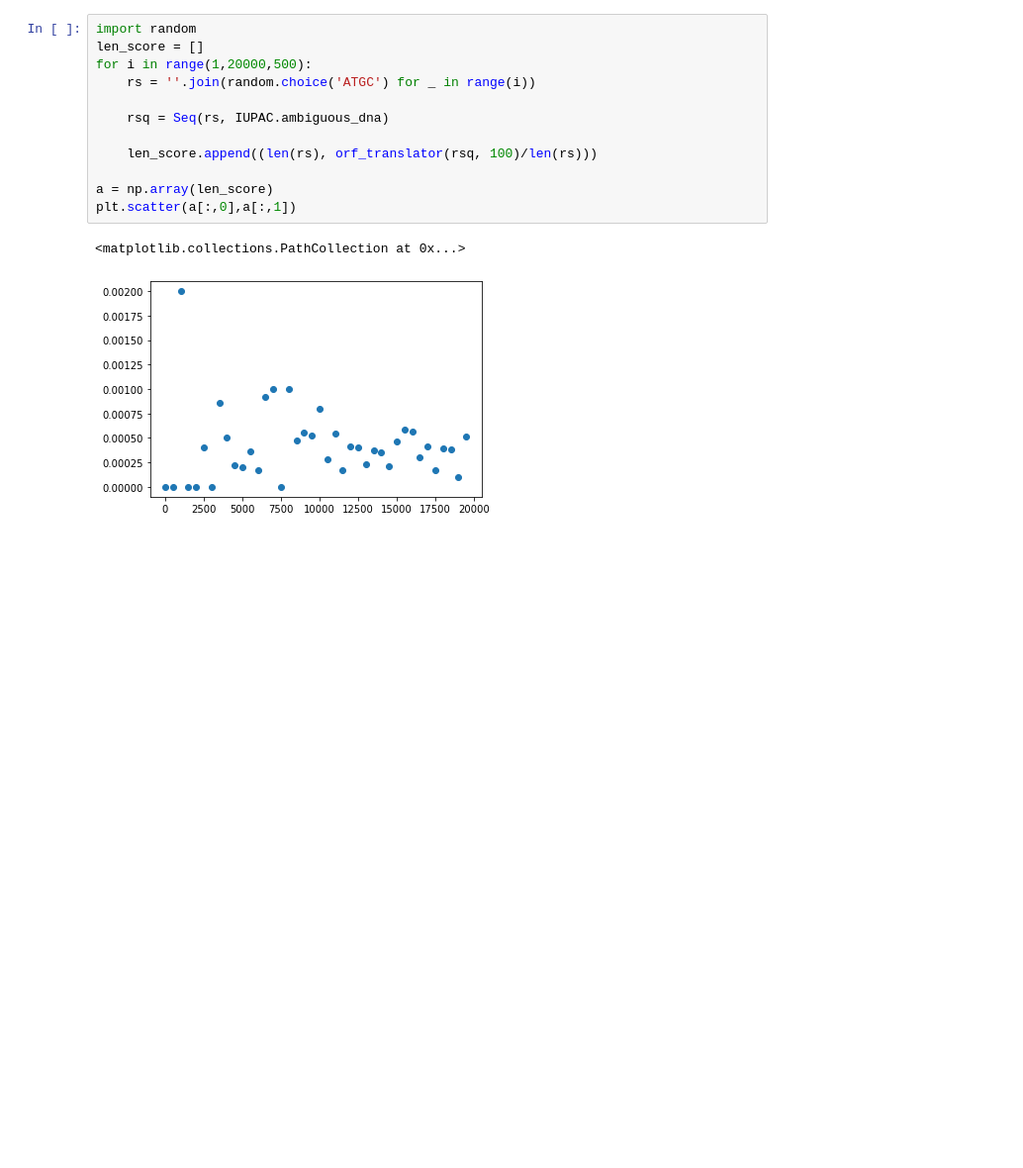
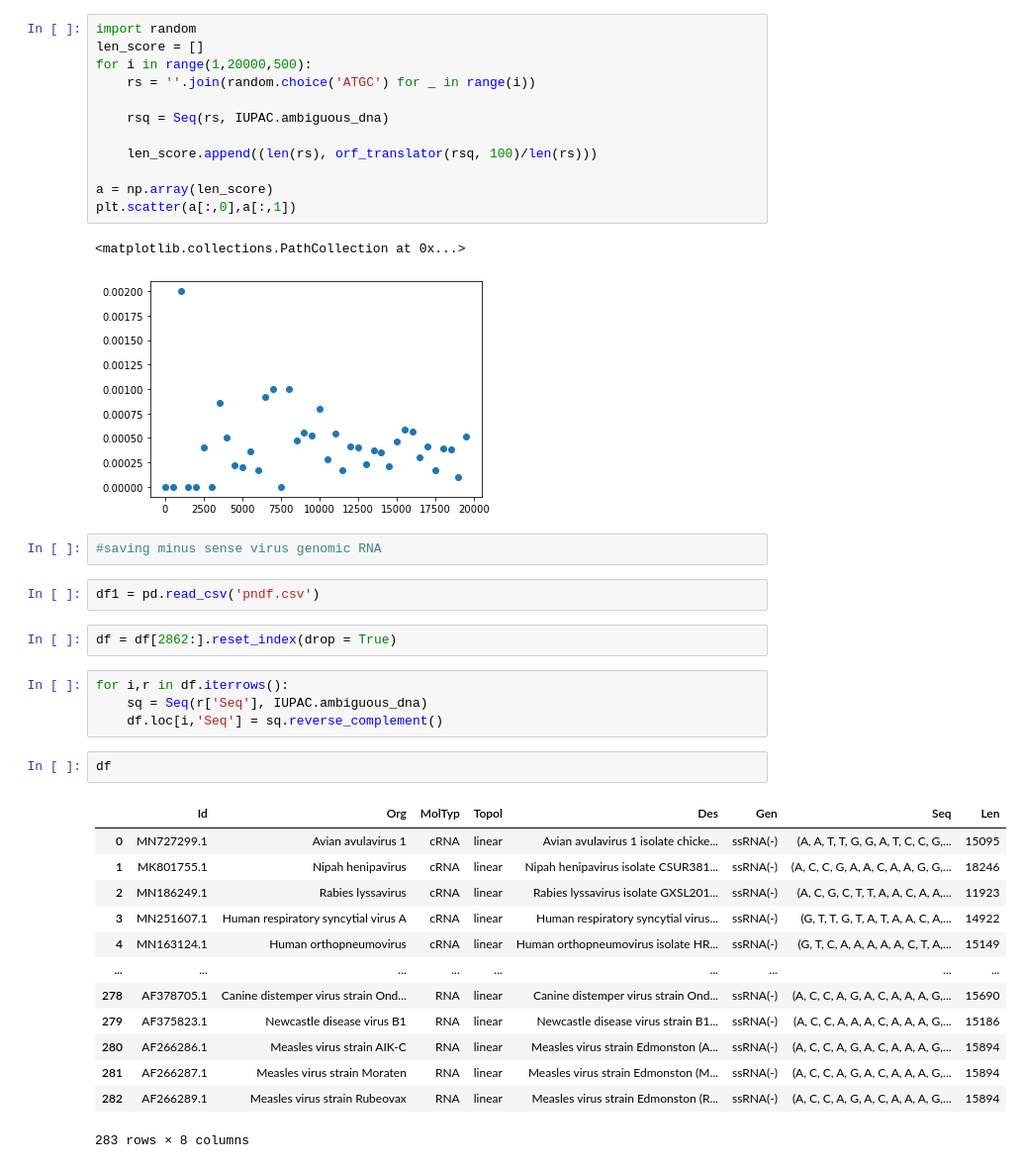
Before and after one commit to DeadlineWasYesterday/V-Classifier, a Jupyter notebook: ORF Count and Misc.ipynb, the cells around one changed output. Shown at 99% size. Cells and saved outputs as stored; diff of their text form; blank space fills up the shorter version.

```diff
--- a/ORF Count and Misc.ipynb
+++ b/ORF Count and Misc.ipynb
@@ -175,3 +175,29 @@ plt.scatter(a[:,0],a[:,1])
 # %% [output]
 <matplotlib.collections.PathCollection at 0x...>
 [figure]
+# %%
+#saving minus sense virus genomic RNA
+# %%
+df1 = pd.read_csv('pndf.csv')
+# %%
+df = df[2862:].reset_index(drop = True)
+# %%
+for i,r in df.iterrows():
+    sq = Seq(r['Seq'], IUPAC.ambiguous_dna)
+    df.loc[i,'Seq'] = sq.reverse_complement()
+# %%
+df
+# %% [output]
+|  | Id | Org | MolTyp | Topol | Des | Gen | Seq | Len |
+| 0 | MN727299.1 | Avian avulavirus 1 | cRNA | linear | Avian avulavirus 1 isolate chicke... | ssRNA(-) | (A, A, T, T, G, G, A, T, C, C, G,... | 15095 |
+| 1 | MK801755.1 | Nipah henipavirus | cRNA | linear | Nipah henipavirus isolate CSUR381... | ssRNA(-) | (A, C, C, G, A, A, C, A, A, G, G,... | 18246 |
+| 2 | MN186249.1 | Rabies lyssavirus | cRNA | linear | Rabies lyssavirus isolate GXSL201... | ssRNA(-) | (A, C, G, C, T, T, A, A, C, A, A,... | 11923 |
+| 3 | MN251607.1 | Human respiratory syncytial virus A | cRNA | linear | Human respiratory syncytial virus... | ssRNA(-) | (G, T, T, G, T, A, T, A, A, C, A,... | 14922 |
+| 4 | MN163124.1 | Human orthopneumovirus | cRNA | linear | Human orthopneumovirus isolate HR... | ssRNA(-) | (G, T, C, A, A, A, A, A, C, T, A,... | 15149 |
+| ... | ... | ... | ... | ... | ... | ... | ... | ... |
+| 278 | AF378705.1 | Canine distemper virus strain Ond... | RNA | linear | Canine distemper virus strain Ond... | ssRNA(-) | (A, C, C, A, G, A, C, A, A, A, G,... | 15690 |
+| 279 | AF375823.1 | Newcastle disease virus B1 | RNA | linear | Newcastle disease virus strain B1... | ssRNA(-) | (A, C, C, A, A, A, C, A, A, A, G,... | 15186 |
+| 280 | AF266286.1 | Measles virus strain AIK-C | RNA | linear | Measles virus strain Edmonston (A... | ssRNA(-) | (A, C, C, A, G, A, C, A, A, A, G,... | 15894 |
+| 281 | AF266287.1 | Measles virus strain Moraten | RNA | linear | Measles virus strain Edmonston (M... | ssRNA(-) | (A, C, C, A, G, A, C, A, A, A, G,... | 15894 |
+| 282 | AF266289.1 | Measles virus strain Rubeovax | RNA | linear | Measles virus strain Edmonston (R... | ssRNA(-) | (A, C, C, A, G, A, C, A, A, A, G,... | 15894 |
+283 rows × 8 columns
```
Also changed, not shown: parts of 1 cell of this notebook, 12 other files.
